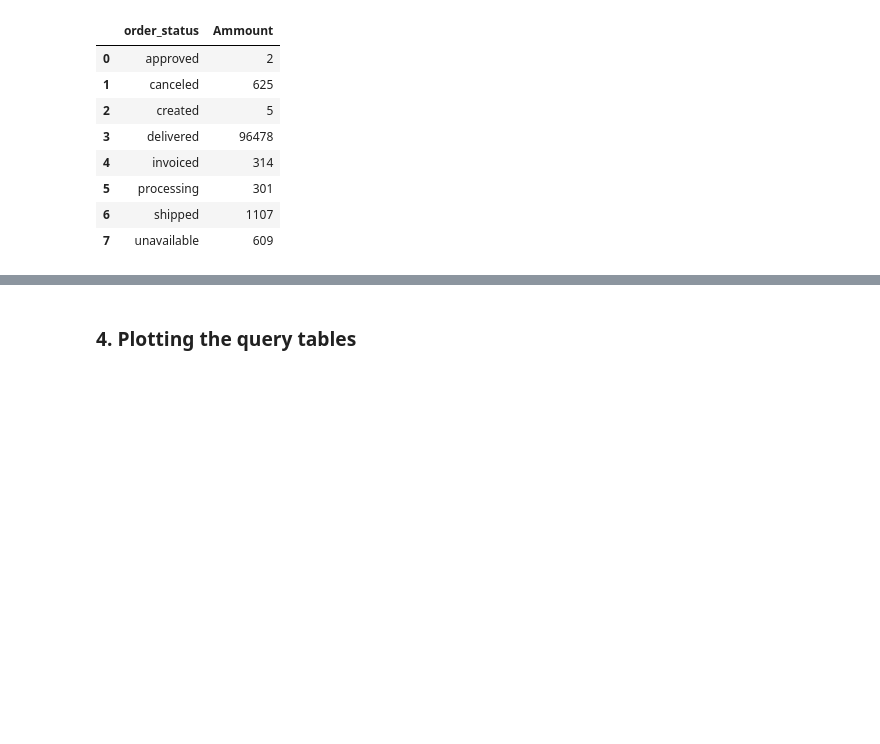
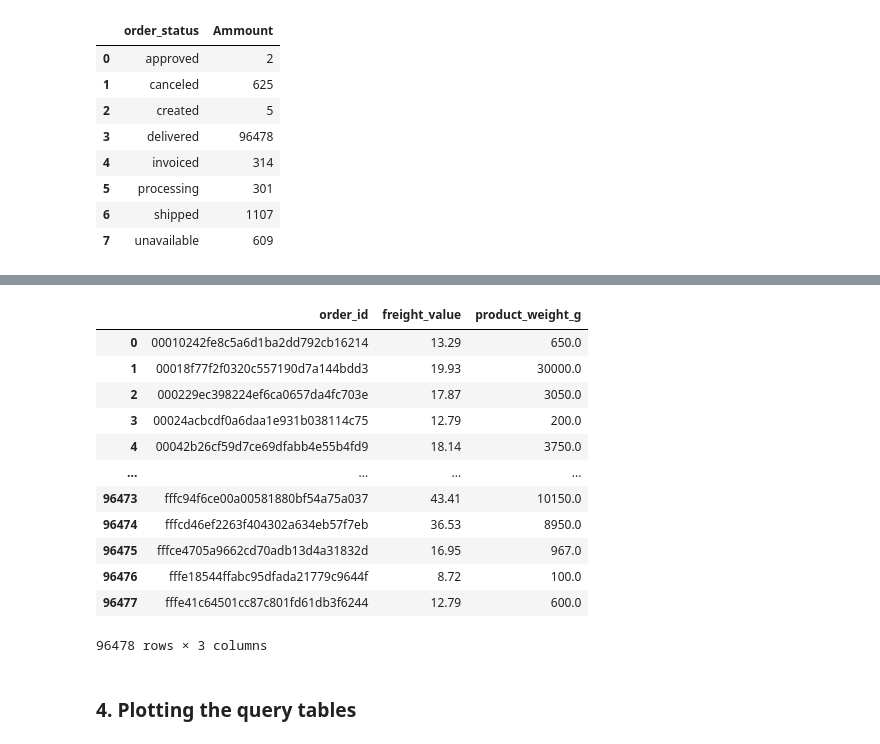
Before and after one commit to martinlanabengut/Analyzing-Revenue-in-a-Leading-Latam-E-commerce-Site, a Jupyter notebook: AnyoneAI - Sprint Project 01.ipynb, the cells around one changed output, grey strips where cells are left out. Saved outputs shown, nothing was run; the diff lists cells and outputs as text; code cells hidden in the pictures; blank space fills up the shorter version.

```diff
--- a/AnyoneAI - Sprint Project 01.ipynb
+++ b/AnyoneAI - Sprint Project 01.ipynb
@@ -231,7 +230,22 @@ orders_per_day_and_holidays
 # %%
 freight_value_weight_relationship = query_results[
     QueryEnum.GET_FREIGHT_VALUE_WEIGHT_RELATIONSHIP.value
 ]
+freight_value_weight_relationship
+# %% [output]
+|  | order_id | freight_value | product_weight_g |
+| 0 | 00010242fe8c5a6d1ba2dd792cb16214 | 13.29 | 650.0 |
+| 1 | 00018f77f2f0320c557190d7a144bdd3 | 19.93 | 30000.0 |
+| 2 | 000229ec398224ef6ca0657da4fc703e | 17.87 | 3050.0 |
+| 3 | 00024acbcdf0a6daa1e931b038114c75 | 12.79 | 200.0 |
+| 4 | 00042b26cf59d7ce69dfabb4e55b4fd9 | 18.14 | 3750.0 |
+| ... | ... | ... | ... |
+| 96473 | fffc94f6ce00a00581880bf54a75a037 | 43.41 | 10150.0 |
+| 96474 | fffcd46ef2263f404302a634eb57f7eb | 36.53 | 8950.0 |
+| 96475 | fffce4705a9662cd70adb13d4a31832d | 16.95 | 967.0 |
+| 96476 | fffe18544ffabc95dfada21779c9644f | 8.72 | 100.0 |
+| 96477 | fffe41c64501cc87c801fd61db3f6244 | 12.79 | 600.0 |
+96478 rows × 3 columns
 # %% [markdown]
 ### 4. Plotting the query tables
 # %% [markdown]
```
Also changed, not shown: parts of 10 cells of this notebook, 2 other files.
